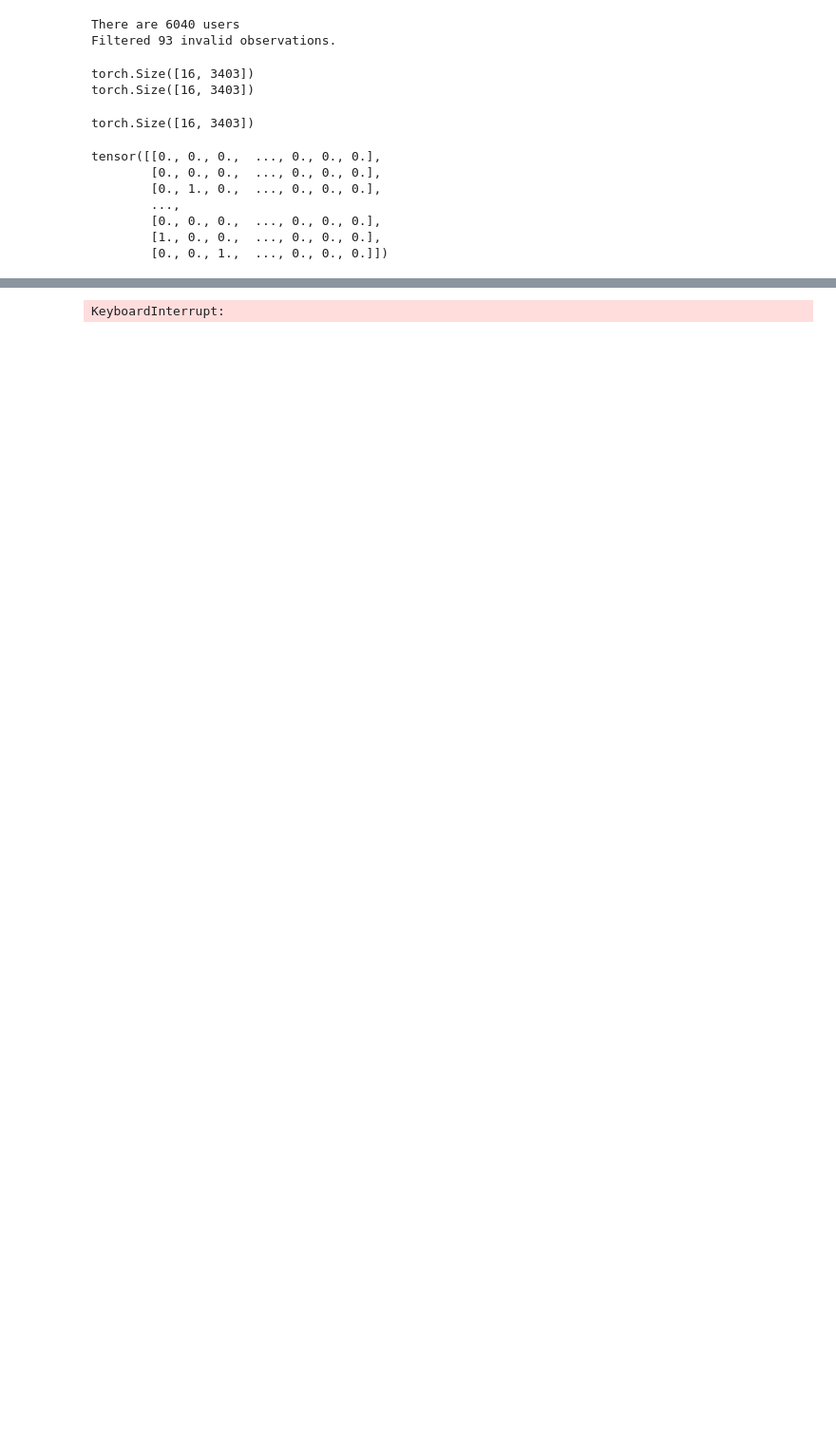
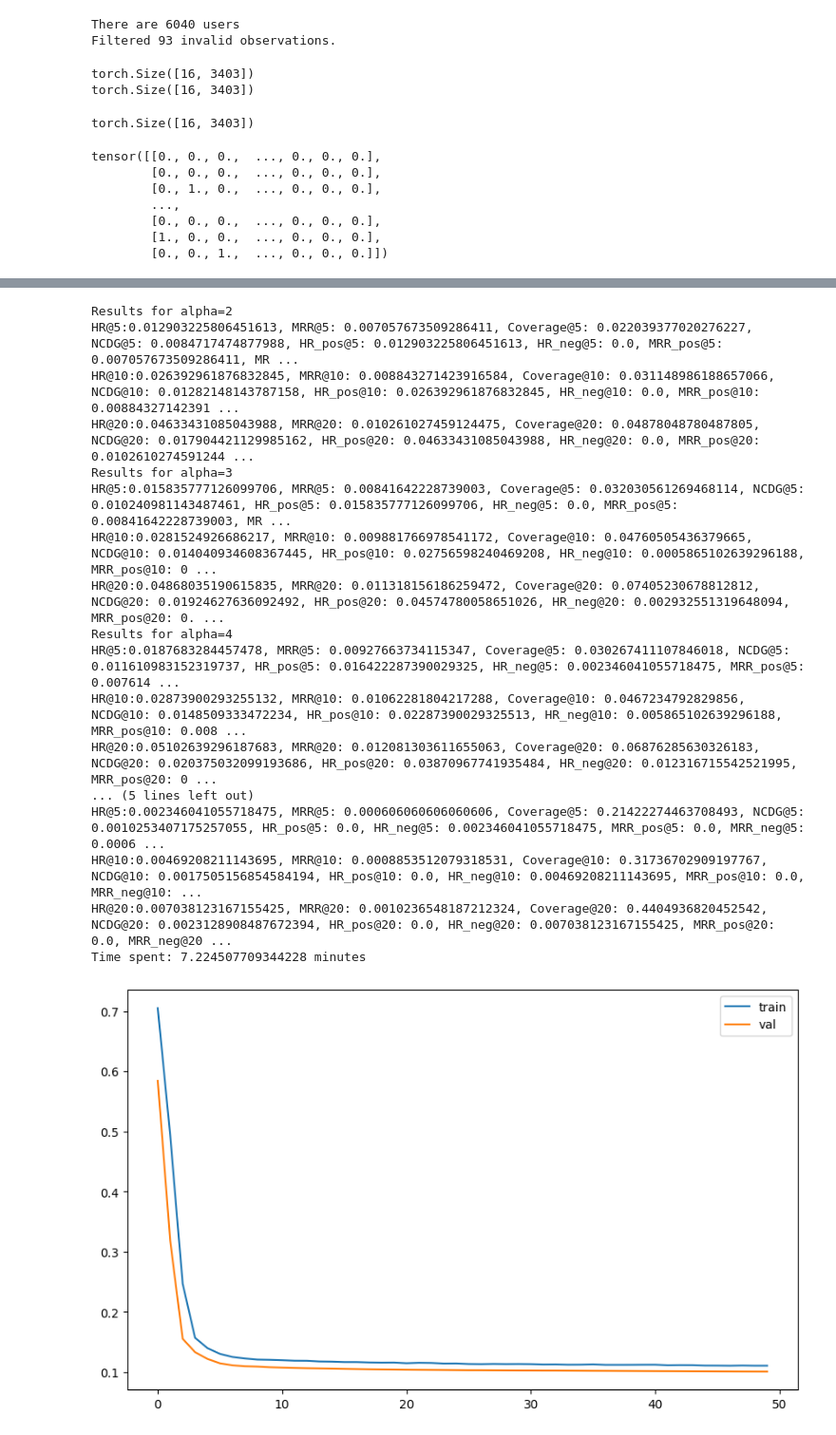
Before and after one commit to elizacc/Structured-Autoencoders-for-Rating-aware-Recommendations, a Jupyter notebook: RecVAE.ipynb, the cells around one changed output, grey strips where cells are left out. Shown at 95% size. Cells and saved outputs as stored; diff of their text form; code cells hidden in the pictures; blank space fills up the shorter version.

```diff
--- a/RecVAE.ipynb
+++ b/RecVAE.ipynb
@@ -65,11 +65,13 @@ tensor([[0., 0., 0.,  ..., 0., 0., 0.],
 import torch.nn as nn
 import torch.optim as optim
 from torch.nn import functional as F
-from RecVAE.model import VAE
+from model import VAE
 
 from dataprep import full_preproccessing
 from utils import *
 
+import os
+os.environ['KMP_DUPLICATE_LIB_OK'] = 'True'
 
 def set_random_seed(seed):
     torch.cuda.manual_seed(seed)
@@ -139,7 +141,7 @@ def recvae(h, data_description, device):
 # %%
 grid1 = 2 ** np.arange(4, 11)
 grid2 = 2 ** np.arange(4, 11)
-gamma = 0.001 * np.arange(5, 101, 5)
+gamma = 0.001 * np.arange(1, 11, 1)
 grid = np.meshgrid(grid2, grid1, gamma)
 grid = list(zip(grid[0].flatten(), grid[1].flatten(), grid[2].flatten()))
 
@@ -148,7 +150,7 @@ sizes = [500]#2 ** np.arange(4, 10)
 for batch_size in sizes:
     print('Batch size:', batch_size)
     tuning_pipeline_augment(training, testset_valid, holdout_valid, data_description, recvae,
-                            device, grid, MVDataset, batch_size=int(batch_size), tensor_model=False)
+                            device, grid, MVDataset, batch_size=int(batch_size), tensor_model=False, n_epochs=50)
 # %% [output]
 There are 6040 users
 Filtered 93 invalid observations.
@@ -158 +160,18 @@ Hidden sizes: (16, 16, 0.005)
-KeyboardInterrupt:
+Results for alpha=2
+HR@5:0.012903225806451613, MRR@5: 0.007057673509286411, Coverage@5: 0.022039377020276227, NCDG@5: 0.0084717474877988, HR_pos@5: 0.012903225806451613, HR_neg@5: 0.0, MRR_pos@5: 0.007057673509286411, MR ...
+HR@10:0.026392961876832845, MRR@10: 0.008843271423916584, Coverage@10: 0.031148986188657066, NCDG@10: 0.01282148143787158, HR_pos@10: 0.026392961876832845, HR_neg@10: 0.0, MRR_pos@10: 0.00884327142391 ...
+HR@20:0.04633431085043988, MRR@20: 0.010261027459124475, Coverage@20: 0.04878048780487805, NCDG@20: 0.017904421129985162, HR_pos@20: 0.04633431085043988, HR_neg@20: 0.0, MRR_pos@20: 0.0102610274591244 ...
+Results for alpha=3
+HR@5:0.015835777126099706, MRR@5: 0.00841642228739003, Coverage@5: 0.032030561269468114, NCDG@5: 0.010240981143487461, HR_pos@5: 0.015835777126099706, HR_neg@5: 0.0, MRR_pos@5: 0.00841642228739003, MR ...
+HR@10:0.0281524926686217, MRR@10: 0.009881766978541172, Coverage@10: 0.04760505436379665, NCDG@10: 0.014040934608367445, HR_pos@10: 0.02756598240469208, HR_neg@10: 0.0005865102639296188, MRR_pos@10: 0 ...
+HR@20:0.04868035190615835, MRR@20: 0.011318156186259472, Coverage@20: 0.07405230678812812, NCDG@20: 0.01924627636092492, HR_pos@20: 0.04574780058651026, HR_neg@20: 0.002932551319648094, MRR_pos@20: 0. ...
+Results for alpha=4
+HR@5:0.0187683284457478, MRR@5: 0.00927663734115347, Coverage@5: 0.030267411107846018, NCDG@5: 0.011610983152319737, HR_pos@5: 0.016422287390029325, HR_neg@5: 0.002346041055718475, MRR_pos@5: 0.007614 ...
+HR@10:0.02873900293255132, MRR@10: 0.01062281804217288, Coverage@10: 0.0467234792829856, NCDG@10: 0.0148509333472234, HR_pos@10: 0.02287390029325513, HR_neg@10: 0.005865102639296188, MRR_pos@10: 0.008 ...
+HR@20:0.05102639296187683, MRR@20: 0.012081303611655063, Coverage@20: 0.06876285630326183, NCDG@20: 0.020375032099193686, HR_pos@20: 0.03870967741935484, HR_neg@20: 0.012316715542521995, MRR_pos@20: 0 ...
+... (5 lines left out)
+HR@5:0.002346041055718475, MRR@5: 0.000606060606060606, Coverage@5: 0.21422274463708493, NCDG@5: 0.0010253407175257055, HR_pos@5: 0.0, HR_neg@5: 0.002346041055718475, MRR_pos@5: 0.0, MRR_neg@5: 0.0006 ...
+HR@10:0.00469208211143695, MRR@10: 0.0008853512079318531, Coverage@10: 0.31736702909197767, NCDG@10: 0.0017505156854584194, HR_pos@10: 0.0, HR_neg@10: 0.00469208211143695, MRR_pos@10: 0.0, MRR_neg@10: ...
+HR@20:0.007038123167155425, MRR@20: 0.0010236548187212324, Coverage@20: 0.4404936820452542, NCDG@20: 0.0023128908487672394, HR_pos@20: 0.0, HR_neg@20: 0.007038123167155425, MRR_pos@20: 0.0, MRR_neg@20 ...
+Time spent: 7.224507709344228 minutes
+[figure, added]
```
Also changed, not shown: parts of 2 cells of this notebook, 3 other files.
